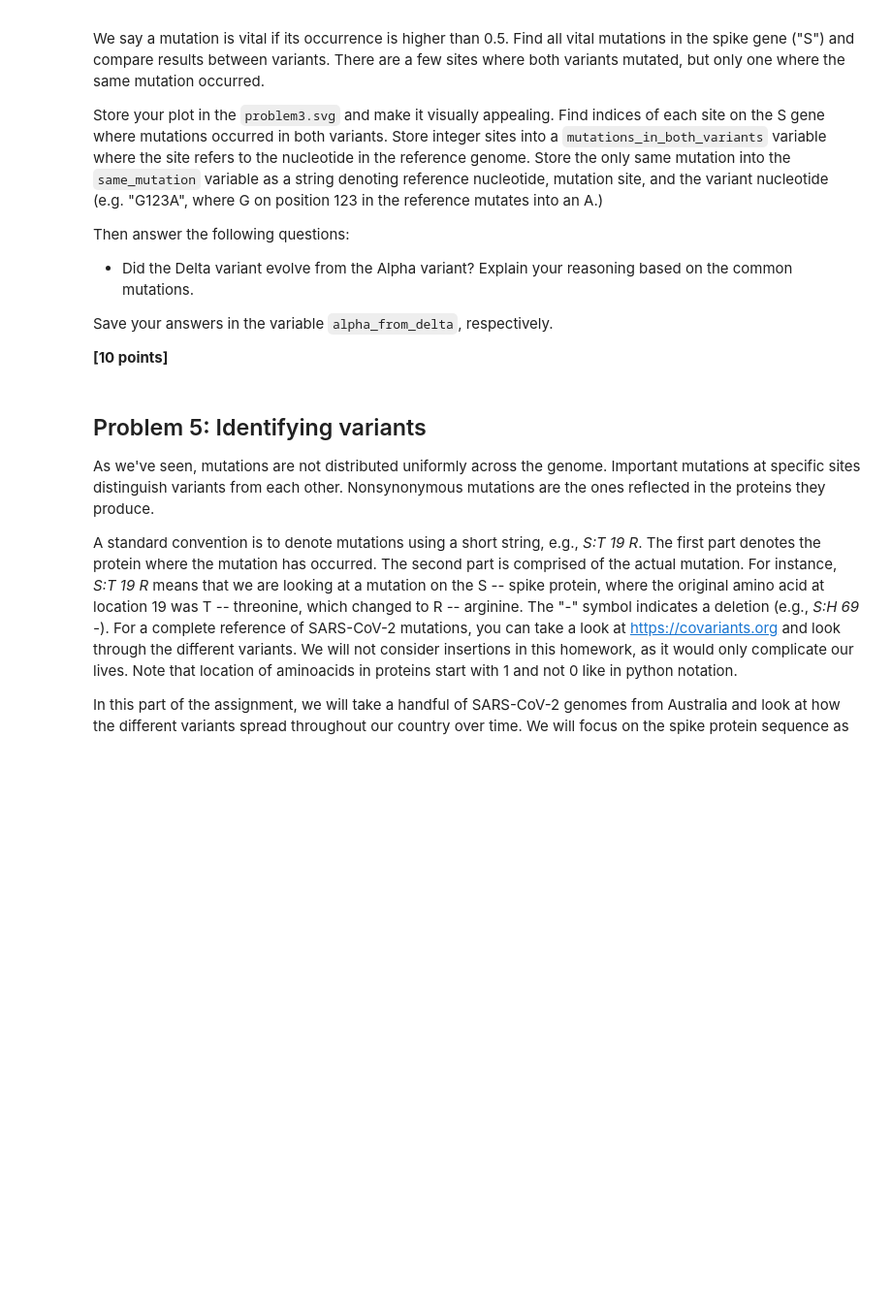
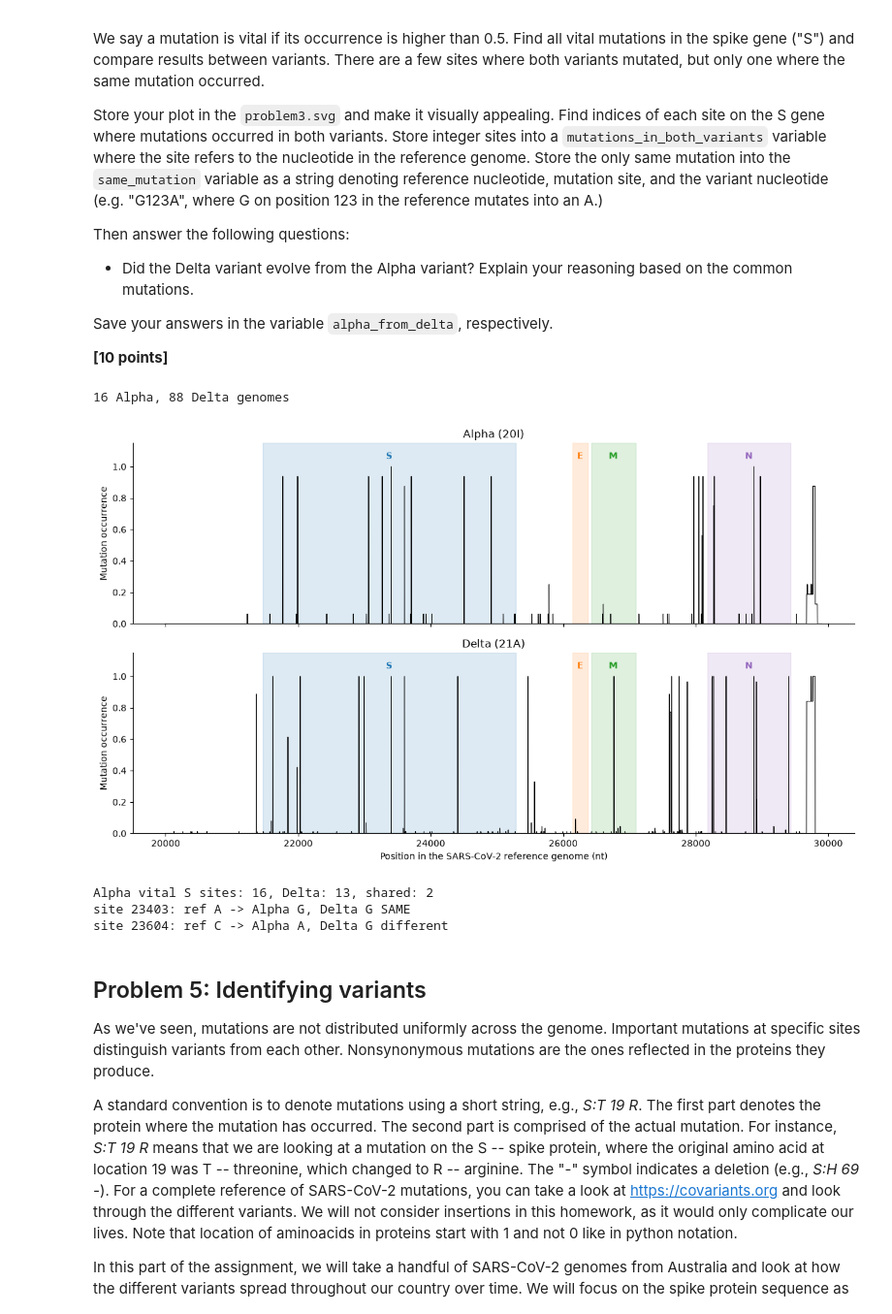
Before and after one commit to jaykneefur/assign_viral_evo, a Jupyter notebook: viral_evo_workbook.ipynb, the cells around one changed output. Shown at 97% size. Drawn from its saved outputs; the diff is of its cells as text; code cells hidden in the pictures; blank space fills up the shorter version.

Commit message:
Problem 4: variant-specific mutations in Alpha and Delta

```diff
--- a/viral_evo_workbook.ipynb
+++ b/viral_evo_workbook.ipynb
@@ -330,3 +339,58 @@ Did the Delta variant evolve from the Alpha variant? Explain your reasoning base
+# %%
+# Mutation frequency per position for Alpha and Delta (relative to the reference)
+seqs = {r.id.split("|")[0]: str(r.seq) for r in SeqIO.parse("data/p1-sars-cov-2-variants.fasta", "fasta")}
+ref_aln = next(v for k, v in seqs.items() if "NC_045512" in k)
+ref_arr = np.array(list(ref_aln))
+
+def mutation_frequency(ids):
+    stack = np.array([list(seqs[i]) for i in ids])
+    mutated = (stack != ref_arr) & (stack != "N")   # ignore ambiguous bases
+    return mutated.mean(axis=0), stack
+
+alpha_freq, alpha_stack = mutation_frequency(alpha_variants)
+delta_freq, delta_stack = mutation_frequency(delta_variants)
+print(len(alpha_variants), "Alpha,", len(delta_variants), "Delta genomes")
+# %% [output]
+16 Alpha, 88 Delta genomes
+# %%
+# Mutation occurrence across the genome past position 20000, with genes marked
+gene_colours = {"S": "tab:blue", "E": "tab:orange", "M": "tab:green", "N": "tab:purple"}
+start = 20000
+x = np.arange(start, len(ref_aln))
+
+fig, axes = plt.subplots(2, 1, figsize=(12, 7), sharex=True)
+for ax, (label, freq) in zip(axes, [("Alpha (20I)", alpha_freq), ("Delta (21A)", delta_freq)]):
+    for gene, (g0, g1) in gene_locations.items():
+        ax.axvspan(g0, g1, color=gene_colours[gene], alpha=0.15)
+        ax.text((g0 + g1) / 2, 1.05, gene, ha="center", color=gene_colours[gene], fontweight="bold")
+    ax.plot(x, freq[start:], color="black", lw=0.8)
+    ax.set(ylabel="Mutation occurrence", ylim=(0, 1.15), title=label)
+    ax.spines[["top", "right"]].set_visible(False)
+axes[1].set_xlabel("Position in the SARS-CoV-2 reference genome (nt)")
+plt.tight_layout()
+plt.savefig("problem3.svg")
+plt.show()
+# %% [output]
+[figure, added]
+# %%
+# "Vital" = occurrence above 0.5. Find sites in the S gene mutated in both variants.
+from collections import Counter
+s_start, s_end = gene_locations["S"]
+
+alpha_vital = {i for i in np.where(alpha_freq > 0.5)[0] if s_start <= i <= s_end}
+delta_vital = {i for i in np.where(delta_freq > 0.5)[0] if s_start <= i <= s_end}
+shared = sorted(alpha_vital & delta_vital)
+
+print(f"Alpha vital S sites: {len(alpha_vital)}, Delta: {len(delta_vital)}, shared: {len(shared)}")
+for i in shared:
+    a = Counter(alpha_stack[:, i]).most_common(1)[0][0]
+    d = Counter(delta_stack[:, i]).most_common(1)[0][0]
+    # +1 because positions are reported 1-based, but Python indexes from 0
+    print(f"site {i + 1}: ref {ref_aln[i]} -> Alpha {a}, Delta {d}", "SAME" if a == d else "different")
+# %% [output]
+Alpha vital S sites: 16, Delta: 13, shared: 2
+site 23403: ref A -> Alpha G, Delta G SAME
+site 23604: ref C -> Alpha A, Delta G different
 # %% [markdown]
 ## Problem 5: Identifying variants
 
```
Also changed, not shown: parts of 7 cells of this notebook, 2 other files.
